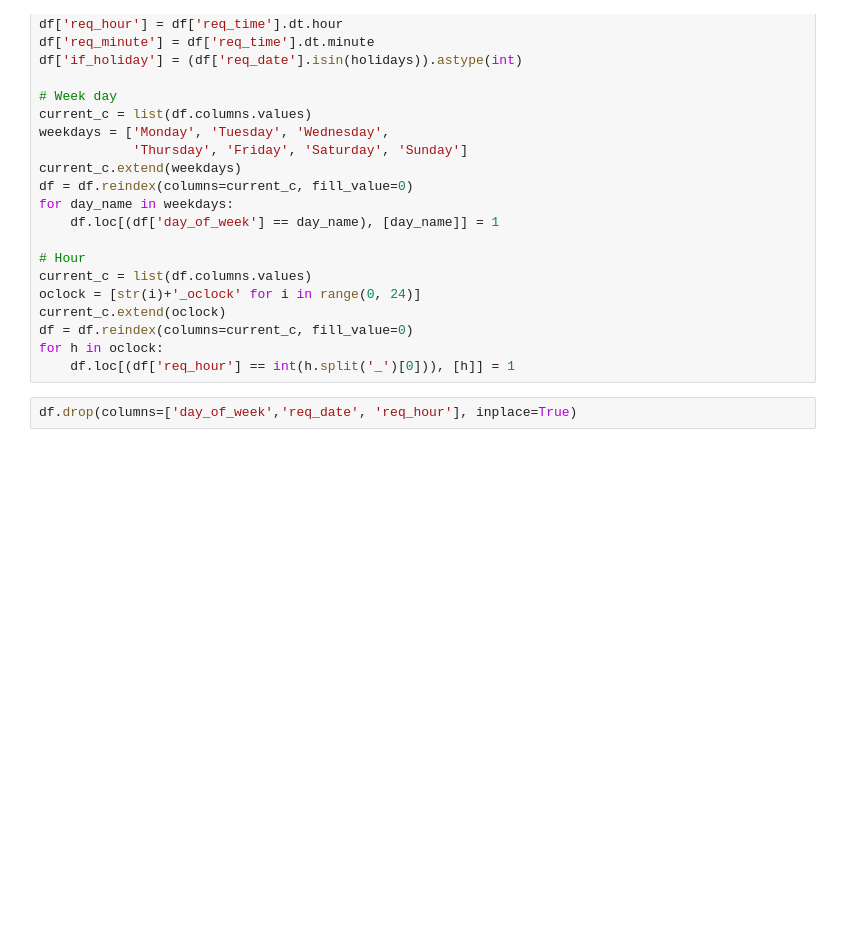
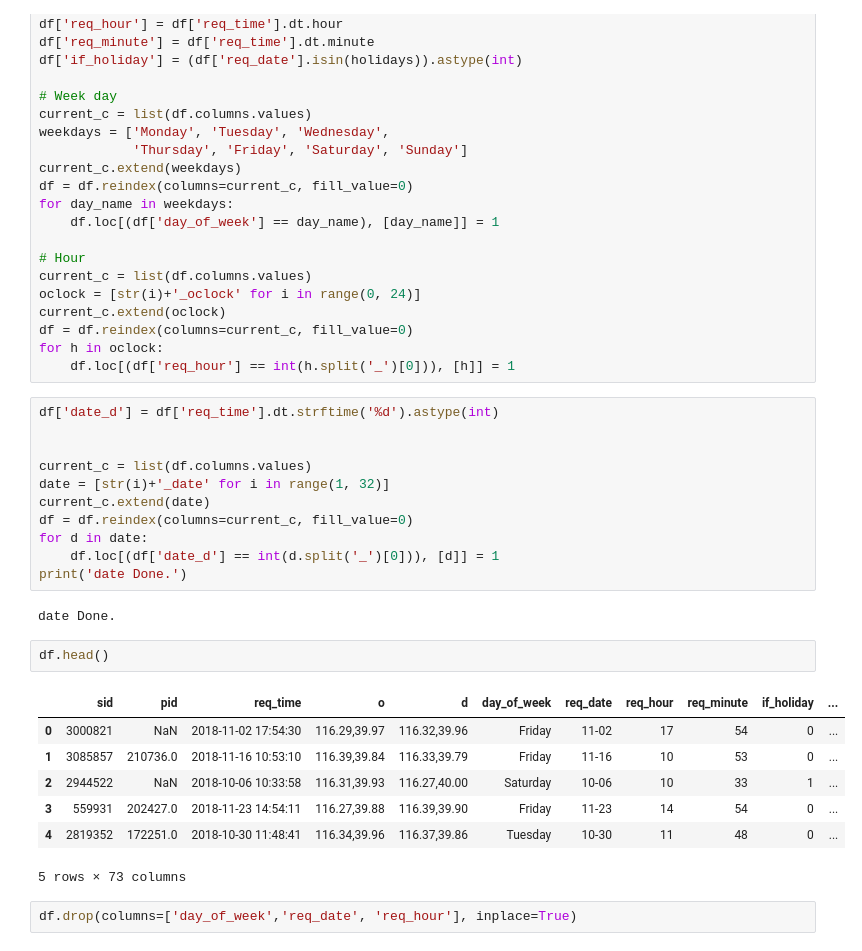
Before and after one commit to AlanConstantine/KDD-Cup-2019-CAMMTR, a Jupyter notebook: Code/FeatureEngineering/train_queries_processing.ipynb, the cells around one changed output. Saved outputs shown, nothing was run; the diff lists cells and outputs as text; blank space fills up the shorter version.

```diff
--- a/Code/FeatureEngineering/train_queries_processing.ipynb
+++ b/Code/FeatureEngineering/train_queries_processing.ipynb
@@ -50,6 +50,29 @@ current_c.extend(oclock)
 df = df.reindex(columns=current_c, fill_value=0)
 for h in oclock:
     df.loc[(df['req_hour'] == int(h.split('_')[0])), [h]] = 1
+# %%
+df['date_d'] = df['req_time'].dt.strftime('%d').astype(int)
+
+
+current_c = list(df.columns.values)
+date = [str(i)+'_date' for i in range(1, 32)]
+current_c.extend(date)
+df = df.reindex(columns=current_c, fill_value=0)
+for d in date:
+    df.loc[(df['date_d'] == int(d.split('_')[0])), [d]] = 1
+print('date Done.')
+# %% [output]
+date Done.
+# %%
+df.head()
+# %% [output]
+|  | sid | pid | req_time | o | d | day_of_week | req_date | req_hour | req_minute | if_holiday | ... |
+| 0 | 3000821 | NaN | 2018-11-02 17:54:30 | 116.29,39.97 | 116.32,39.96 | Friday | 11-02 | 17 | 54 | 0 | ... |
+| 1 | 3085857 | 210736.0 | 2018-11-16 10:53:10 | 116.39,39.84 | 116.33,39.79 | Friday | 11-16 | 10 | 53 | 0 | ... |
+| 2 | 2944522 | NaN | 2018-10-06 10:33:58 | 116.31,39.93 | 116.27,40.00 | Saturday | 10-06 | 10 | 33 | 1 | ... |
+| 3 | 559931 | 202427.0 | 2018-11-23 14:54:11 | 116.27,39.88 | 116.39,39.90 | Friday | 11-23 | 14 | 54 | 0 | ... |
+| 4 | 2819352 | 172251.0 | 2018-10-30 11:48:41 | 116.34,39.96 | 116.37,39.86 | Tuesday | 10-30 | 11 | 48 | 0 | ... |
+5 rows × 73 columns
 # %%
 df.drop(columns=['day_of_week','req_date', 'req_hour'], inplace=True)
 # %% [markdown]
```
Also changed, not shown: 10 other files.
